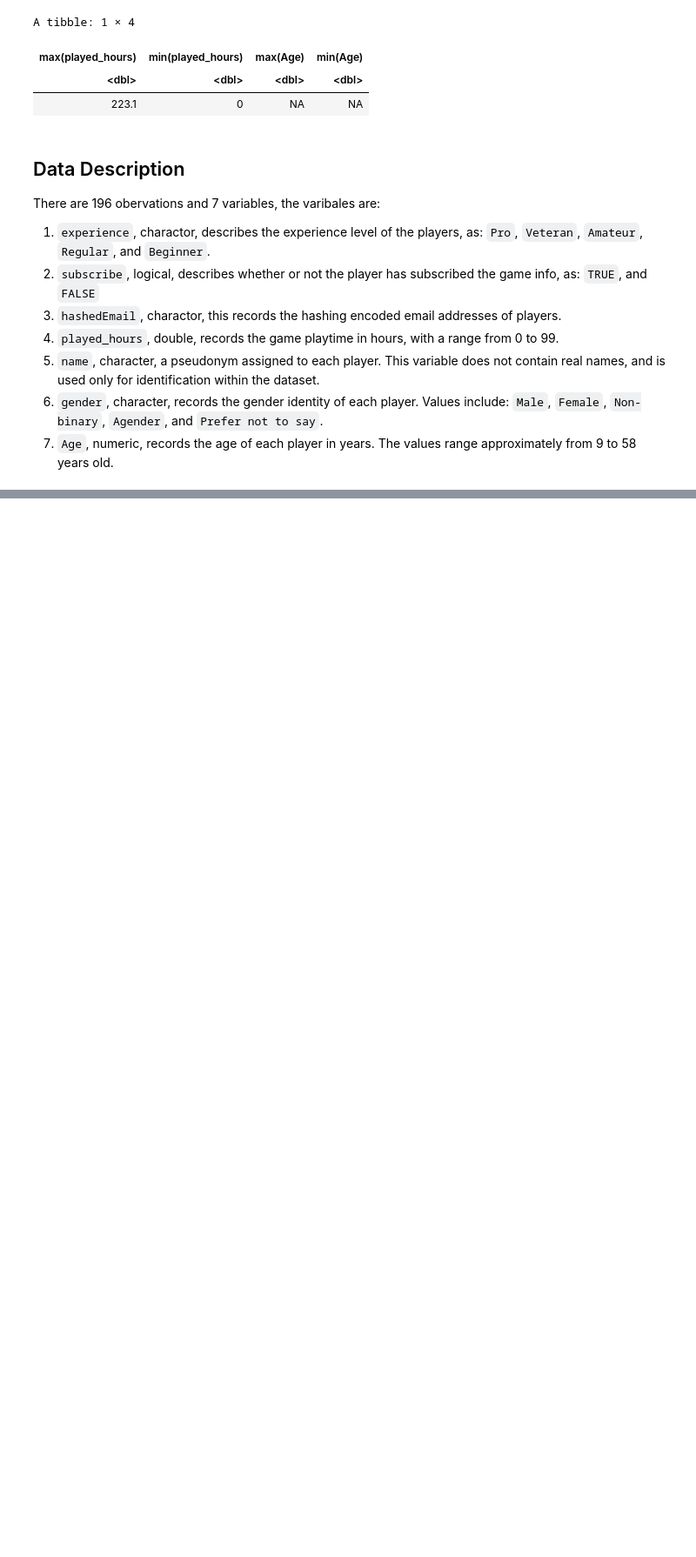
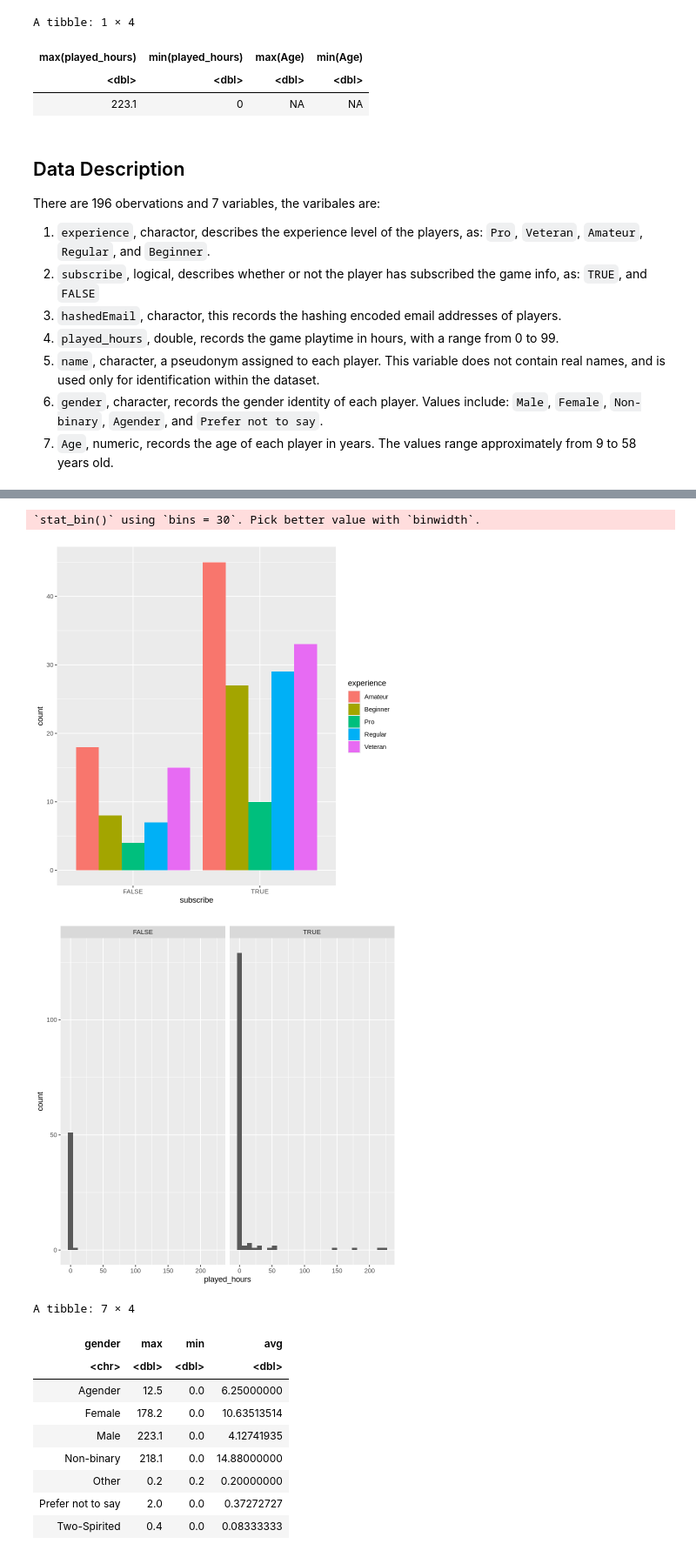
Before and after one commit to Dreamsilence1/DSCI-100-Individual-Plan, a Jupyter notebook: project plan.ipynb, the cells around one changed output, grey strips where cells are left out. Shown: that part at 87% size. Saved outputs shown, nothing was run; the diff lists cells and outputs as text; code cells hidden in the pictures; blank space fills up the shorter version.

Commit message:
commit 3 Data visualization
Finish the data visualization and describe each data table.

```diff
--- a/project plan.ipynb
+++ b/project plan.ipynb
@@ -84,0 +108,23 @@ There are 196 obervations and 7 variables, the varibales are:
+# %%
+ggplot(players, aes(x=subscribe)) + geom_bar(aes(fill=experience), position="dodge")
+
+ggplot(players, aes(x=played_hours)) + geom_histogram() + facet_grid(cols = vars(subscribe))
+
+ggplot(players, aes(x=experience, y=played_hours)) + geom_point(alpha=0.3)
+
+players |> group_by(gender) |>
+summarize(max = max(played_hours), min = min(played_hours), avg = mean(played_hours))
+# %% [output]
+`stat_bin()` using `bins = 30`. Pick better value with `binwidth`.
+[figure, added]
+[figure, added]
+A tibble: 7 × 4
+| gender | max | min | avg |
+| <chr> | <dbl> | <dbl> | <dbl> |
+| Agender | 12.5 | 0.0 | 6.25000000 |
+| Female | 178.2 | 0.0 | 10.63513514 |
+| Male | 223.1 | 0.0 | 4.12741935 |
+| Non-binary | 218.1 | 0.0 | 14.88000000 |
+| Other | 0.2 | 0.2 | 0.20000000 |
+| Prefer not to say | 2.0 | 0.0 | 0.37272727 |
+| Two-Spirited | 0.4 | 0.0 | 0.08333333 |
```
Also changed, not shown: parts of 6 cells of this notebook.
